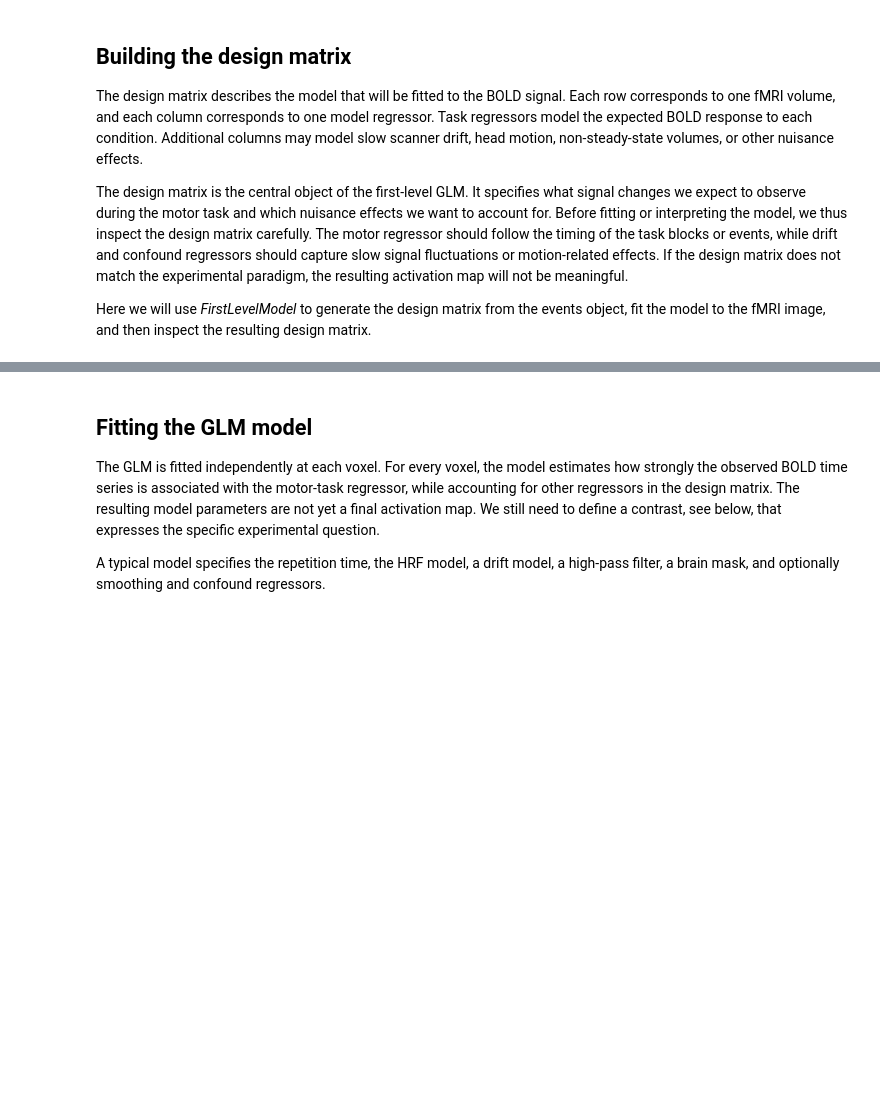
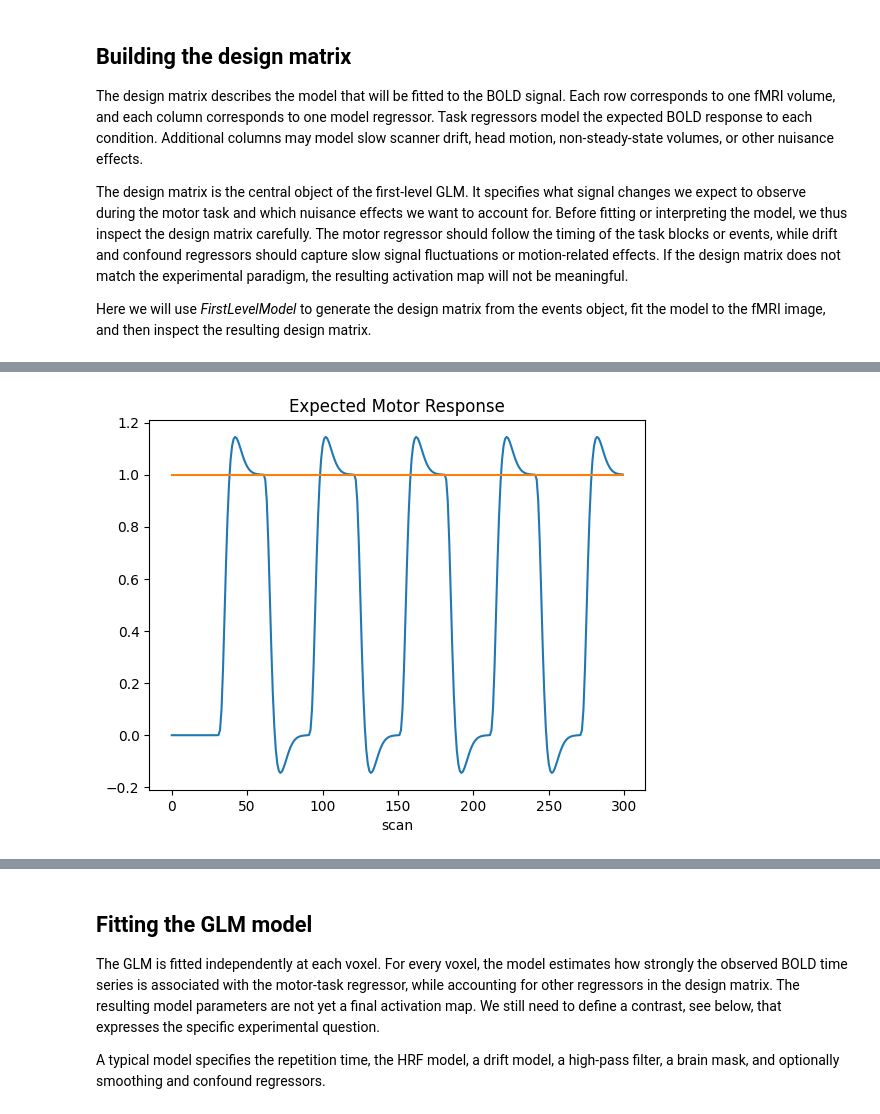
Before and after one commit to fphsFischmeister/ILAE_NeuroimagingSchool, a Jupyter notebook: notebooks/02_task_processing.ipynb, the cells around one changed output, grey strips where cells are left out. Drawn from its saved outputs; the diff is of its cells as text; code cells hidden in the pictures; blank space fills up the shorter version.

```diff
--- a/notebooks/02_task_processing.ipynb
+++ b/notebooks/02_task_processing.ipynb
@@ -130,3 +183,13 @@ plt.title(f"Design Matrix - {task_label}")
+# %%
+# plotting the expected response for the motor condition
+import matplotlib.pyplot as plt
+
+plt.plot(design_matrix)
+plt.xlabel("scan")
+plt.title("Expected Motor Response")
+show()
+# %% [output]
+[figure, added]
 # %%
 # plot correlation between regressors
 from nilearn.plotting import plot_design_matrix_correlation
```
Also changed, not shown: parts of 11 cells of this notebook.
